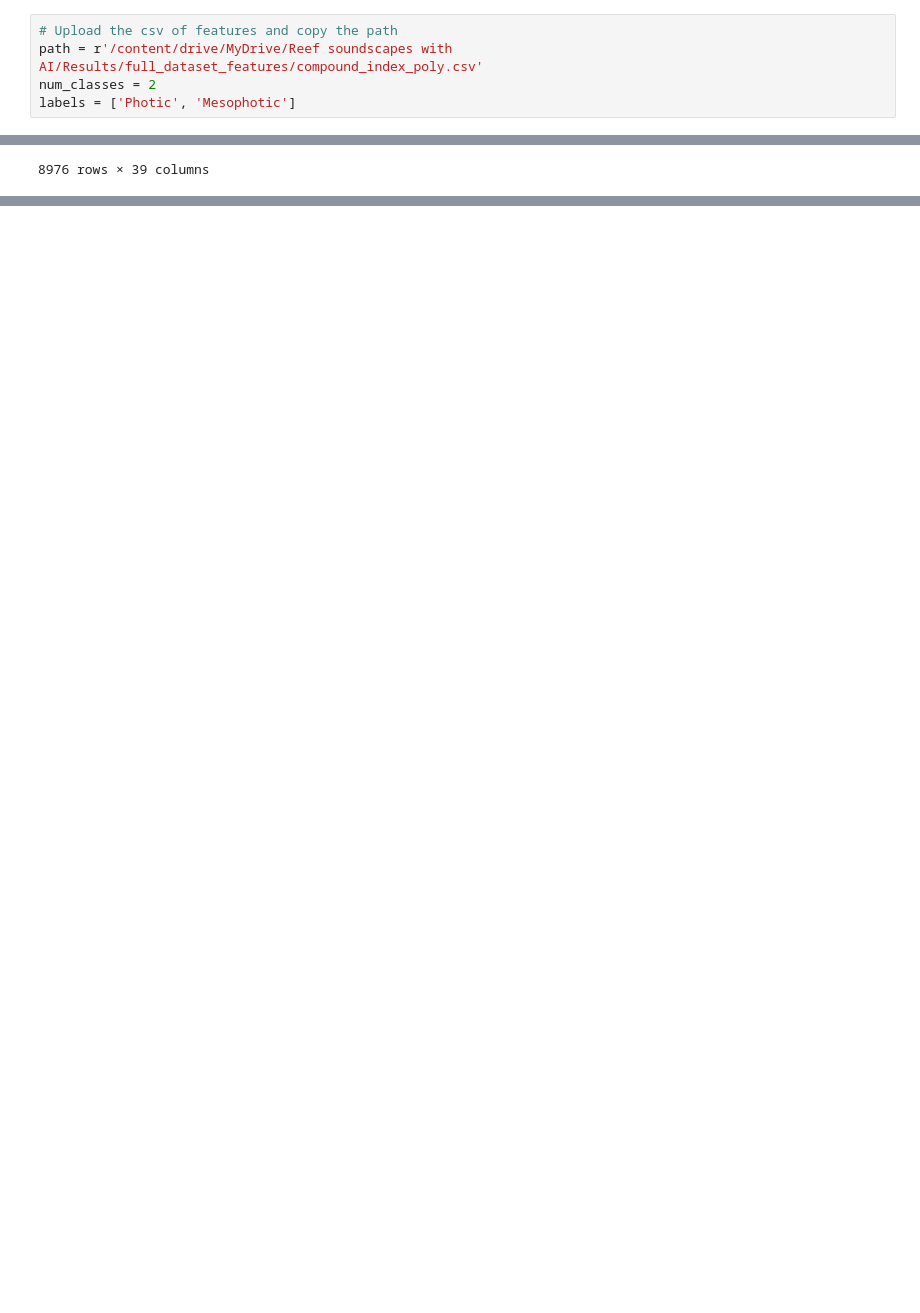
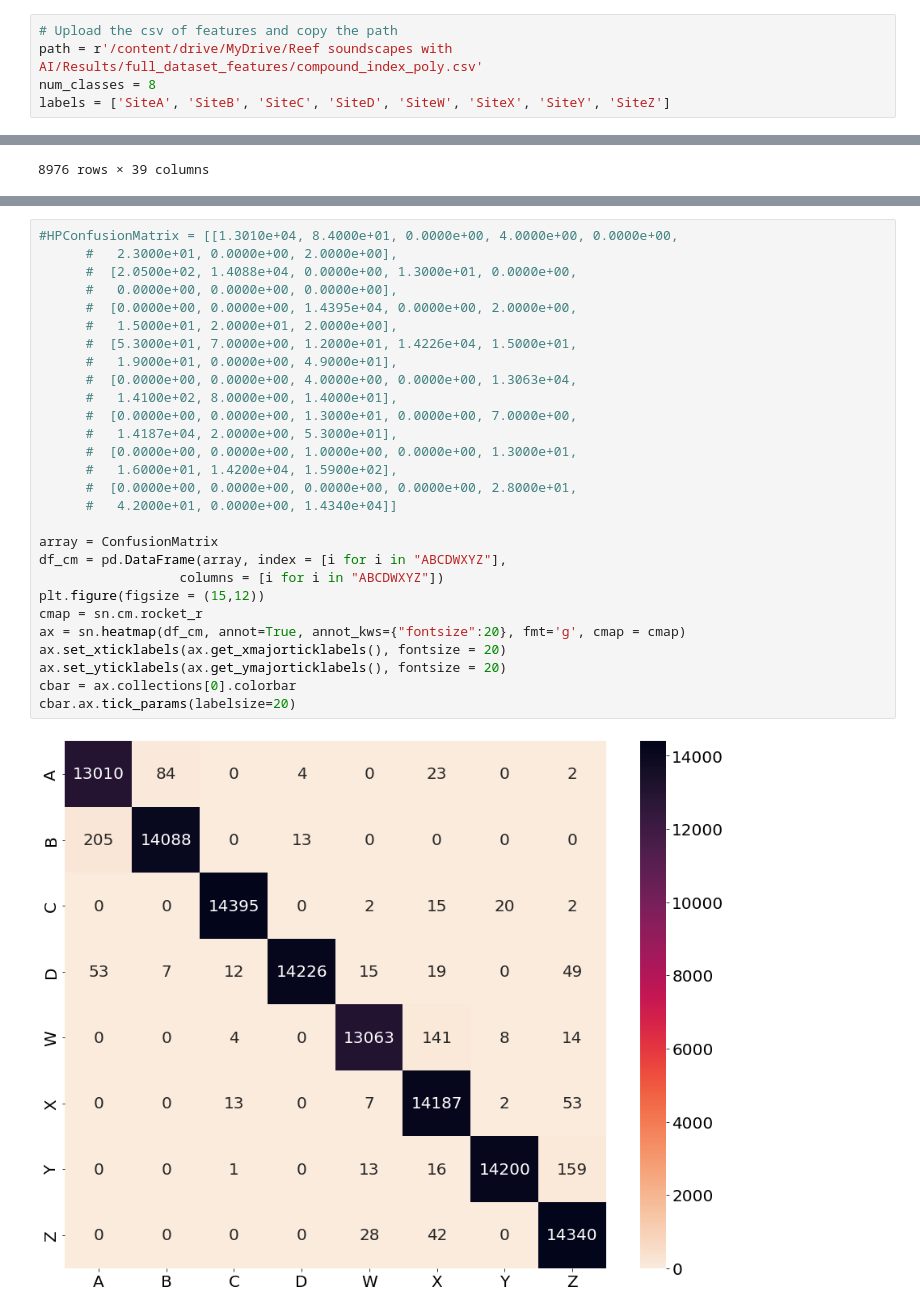
Before and after one commit to BenUCL/Reef-acoustics-and-AI, a Jupyter notebook: Code/Random_forests_compound_index_Poly_habitat.ipynb, the cells around one changed output, grey strips where cells are left out. Cells and saved outputs as stored; diff of their text form; blank space fills up the shorter version.

```diff
--- a/Code/Random_forests_compound_index_Poly_habitat.ipynb
+++ b/Code/Random_forests_compound_index_Poly_habitat.ipynb
@@ -38,8 +40,8 @@ import matplotlib.pyplot as plt
 # %%
 # Upload the csv of features and copy the path
 path = r'/content/drive/MyDrive/Reef soundscapes with AI/Results/full_dataset_features/compound_index_poly.csv'
-num_classes = 2
-labels = ['Photic', 'Mesophotic']
+num_classes = 8
+labels = ['SiteA', 'SiteB', 'SiteC', 'SiteD', 'SiteW', 'SiteX', 'SiteY', 'SiteZ']
 # %%
 data = pd.read_csv (path)
 df = data.reset_index()
@@ -461,0 +359,30 @@ cbar.ax.tick_params(labelsize=20)
+# %%
+#HPConfusionMatrix = [[1.3010e+04, 8.4000e+01, 0.0000e+00, 4.0000e+00, 0.0000e+00,
+      #   2.3000e+01, 0.0000e+00, 2.0000e+00],
+      #  [2.0500e+02, 1.4088e+04, 0.0000e+00, 1.3000e+01, 0.0000e+00,
+      #   0.0000e+00, 0.0000e+00, 0.0000e+00],
+      #  [0.0000e+00, 0.0000e+00, 1.4395e+04, 0.0000e+00, 2.0000e+00,
+      #   1.5000e+01, 2.0000e+01, 2.0000e+00],
+      #  [5.3000e+01, 7.0000e+00, 1.2000e+01, 1.4226e+04, 1.5000e+01,
+      #   1.9000e+01, 0.0000e+00, 4.9000e+01],
+      #  [0.0000e+00, 0.0000e+00, 4.0000e+00, 0.0000e+00, 1.3063e+04,
+      #   1.4100e+02, 8.0000e+00, 1.4000e+01],
+      #  [0.0000e+00, 0.0000e+00, 1.3000e+01, 0.0000e+00, 7.0000e+00,
+      #   1.4187e+04, 2.0000e+00, 5.3000e+01],
+      #  [0.0000e+00, 0.0000e+00, 1.0000e+00, 0.0000e+00, 1.3000e+01,
+      #   1.6000e+01, 1.4200e+04, 1.5900e+02],
+      #  [0.0000e+00, 0.0000e+00, 0.0000e+00, 0.0000e+00, 2.8000e+01,
+      #   4.2000e+01, 0.0000e+00, 1.4340e+04]]
+
+array = ConfusionMatrix
+df_cm = pd.DataFrame(array, index = [i for i in "ABCDWXYZ"],
+                  columns = [i for i in "ABCDWXYZ"])
+plt.figure(figsize = (15,12))
+cmap = sn.cm.rocket_r
+ax = sn.heatmap(df_cm, annot=True, annot_kws={"fontsize":20}, fmt='g', cmap = cmap)
+ax.set_xticklabels(ax.get_xmajorticklabels(), fontsize = 20)
+ax.set_yticklabels(ax.get_ymajorticklabels(), fontsize = 20)
+cbar = ax.collections[0].colorbar
+cbar.ax.tick_params(labelsize=20)
+# %% [output]
+[figure, added]
```
Also changed, not shown: parts of 8 cells of this notebook.
